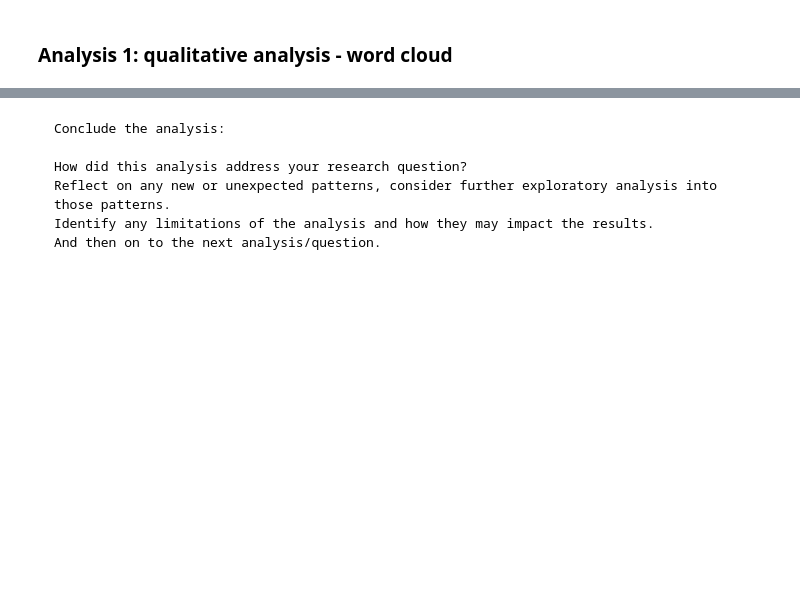
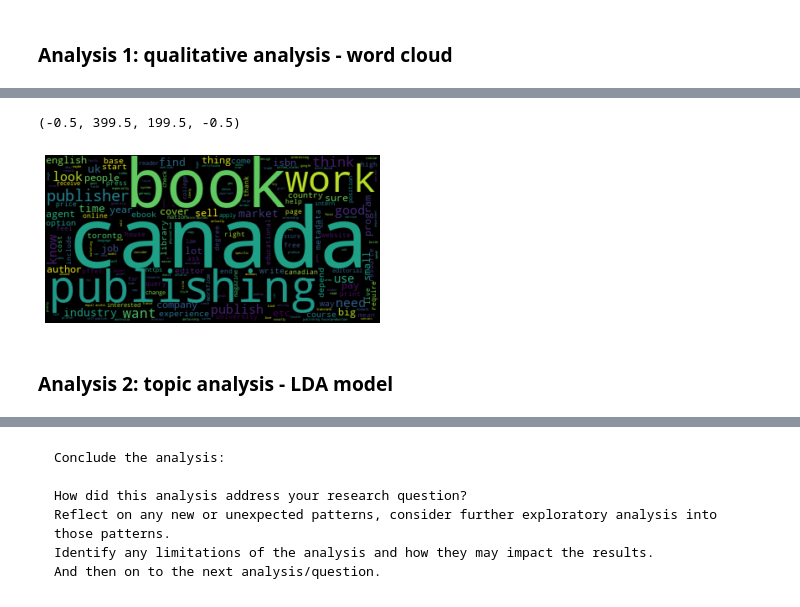
Before and after one commit to meiqingli/dssj_summer2022, a Jupyter notebook: DSSJ_Final_Project_Li.ipynb, the cells around one changed output, grey strips where cells are left out. Saved outputs shown, nothing was run; the diff lists cells and outputs as text; code cells hidden in the pictures; blank space fills up the shorter version.

```diff
--- a/DSSJ_Final_Project_Li.ipynb
+++ b/DSSJ_Final_Project_Li.ipynb
@@ -460,0 +505,8 @@ plt.axis("off")
+# %%
+plt.imshow(wordcloud_comments_canada, interpolation='bilinear')
+plt.axis("off")
+# %% [output]
+(-0.5, 399.5, 199.5, -0.5)
+[figure, added]
+# %% [markdown]
+### Analysis 2: topic analysis - LDA model
```
Also changed, not shown: parts of 25 cells of this notebook.
